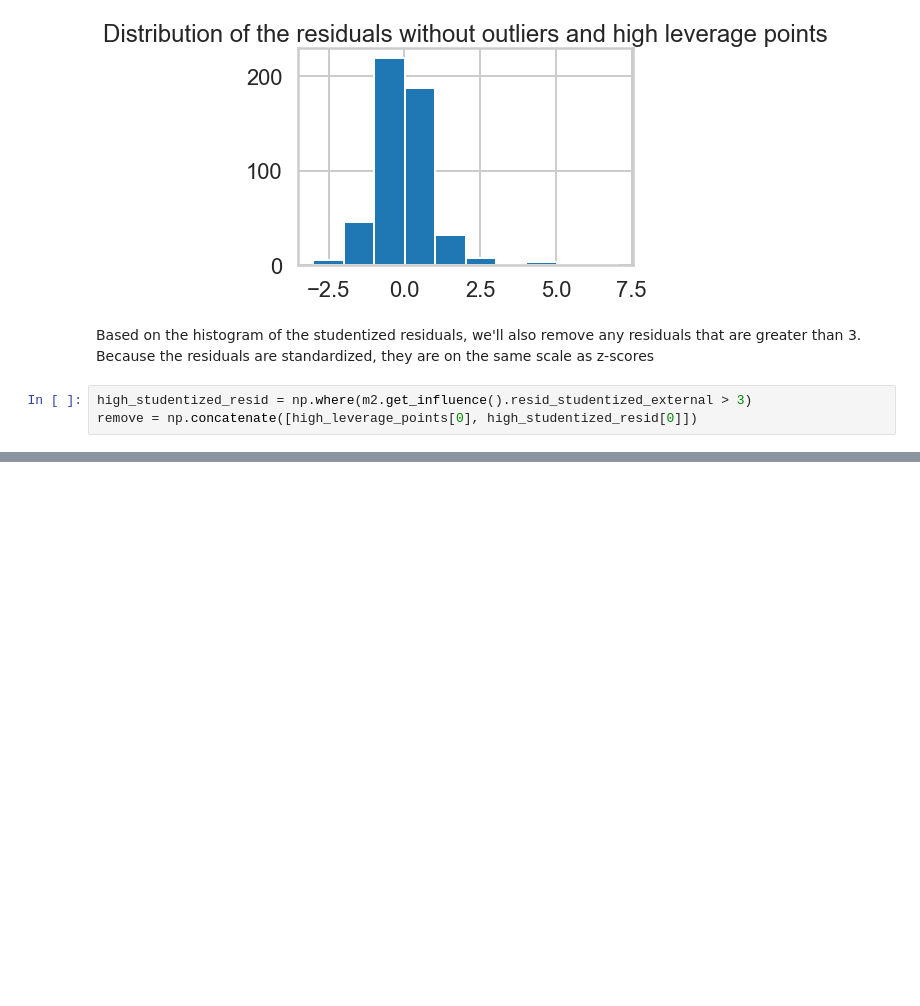
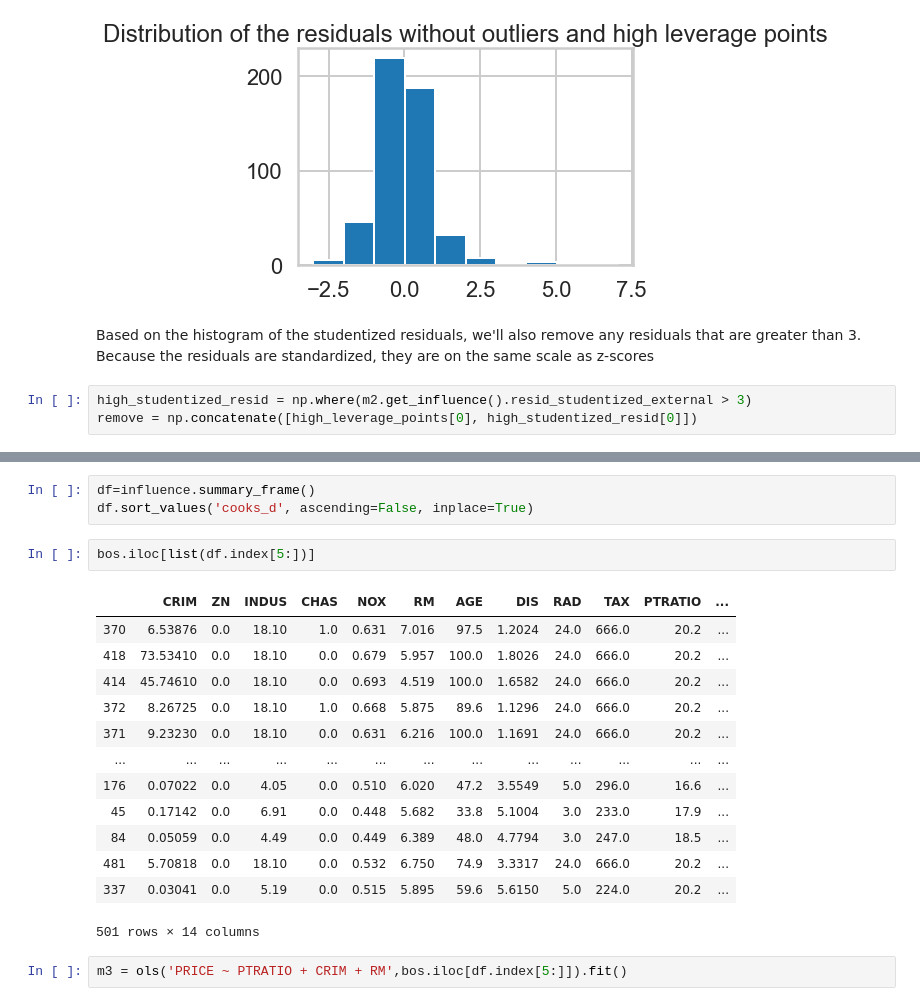
Before and after one commit to a-kantur/Springboard, a Jupyter notebook: linear_regression/Mini_Project_Linear_Regression.ipynb, the cells around one changed output, grey strips where cells are left out. Cells and saved outputs as stored; diff of their text form; blank space fills up the shorter version.

```diff
--- a/linear_regression/Mini_Project_Linear_Regression.ipynb
+++ b/linear_regression/Mini_Project_Linear_Regression.ipynb
@@ -994,0 +1003,21 @@ remove = np.concatenate([high_leverage_points[0], high_studentized_resid[0]])
+# %%
+df=influence.summary_frame()
+df.sort_values('cooks_d', ascending=False, inplace=True)
+# %%
+bos.iloc[list(df.index[5:])]
+# %% [output]
+|  | CRIM | ZN | INDUS | CHAS | NOX | RM | AGE | DIS | RAD | TAX | PTRATIO | ... |
+| 370 | 6.53876 | 0.0 | 18.10 | 1.0 | 0.631 | 7.016 | 97.5 | 1.2024 | 24.0 | 666.0 | 20.2 | ... |
+| 418 | 73.53410 | 0.0 | 18.10 | 0.0 | 0.679 | 5.957 | 100.0 | 1.8026 | 24.0 | 666.0 | 20.2 | ... |
+| 414 | 45.74610 | 0.0 | 18.10 | 0.0 | 0.693 | 4.519 | 100.0 | 1.6582 | 24.0 | 666.0 | 20.2 | ... |
+| 372 | 8.26725 | 0.0 | 18.10 | 1.0 | 0.668 | 5.875 | 89.6 | 1.1296 | 24.0 | 666.0 | 20.2 | ... |
+| 371 | 9.23230 | 0.0 | 18.10 | 0.0 | 0.631 | 6.216 | 100.0 | 1.1691 | 24.0 | 666.0 | 20.2 | ... |
+| ... | ... | ... | ... | ... | ... | ... | ... | ... | ... | ... | ... | ... |
+| 176 | 0.07022 | 0.0 | 4.05 | 0.0 | 0.510 | 6.020 | 47.2 | 3.5549 | 5.0 | 296.0 | 16.6 | ... |
+| 45 | 0.17142 | 0.0 | 6.91 | 0.0 | 0.448 | 5.682 | 33.8 | 5.1004 | 3.0 | 233.0 | 17.9 | ... |
+| 84 | 0.05059 | 0.0 | 4.49 | 0.0 | 0.449 | 6.389 | 48.0 | 4.7794 | 3.0 | 247.0 | 18.5 | ... |
+| 481 | 5.70818 | 0.0 | 18.10 | 0.0 | 0.532 | 6.750 | 74.9 | 3.3317 | 24.0 | 666.0 | 20.2 | ... |
+| 337 | 0.03041 | 0.0 | 5.19 | 0.0 | 0.515 | 5.895 | 59.6 | 5.6150 | 5.0 | 224.0 | 20.2 | ... |
+501 rows × 14 columns
+# %%
+m3 = ols('PRICE ~ PTRATIO + CRIM + RM',bos.iloc[df.index[5:]]).fit()
```
Also changed, not shown: parts of 10 cells of this notebook, 1 other file.
